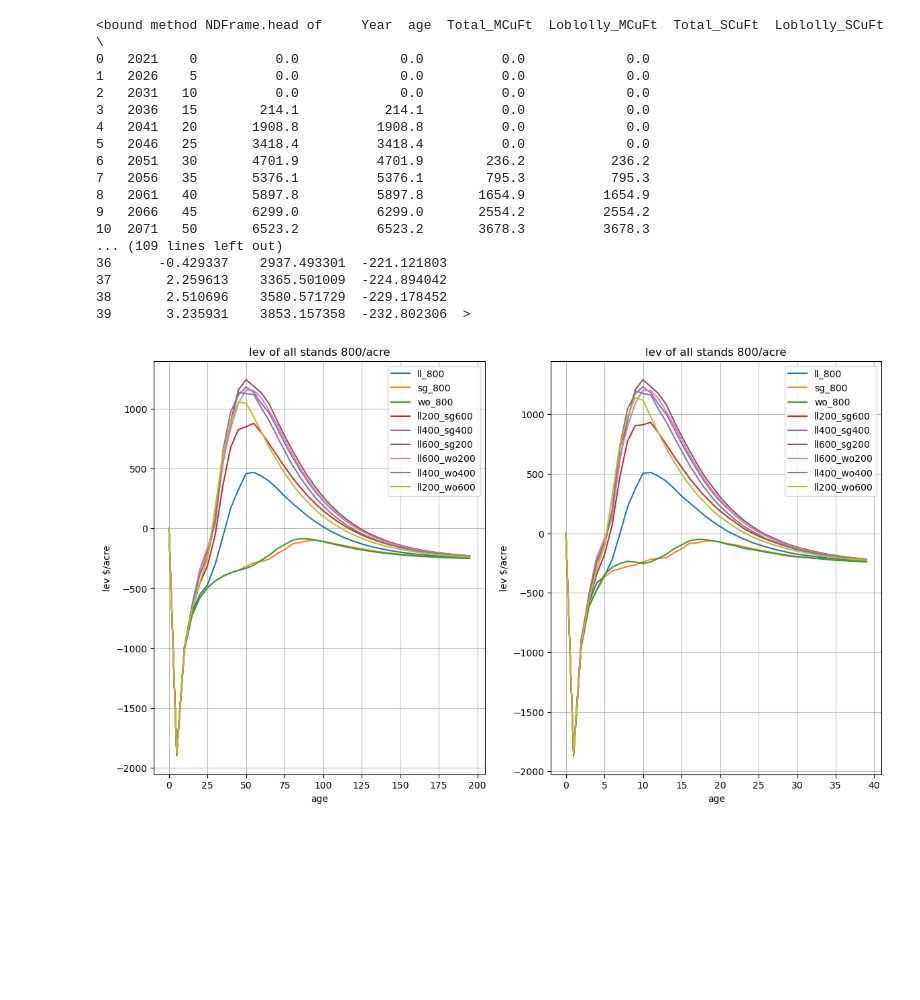
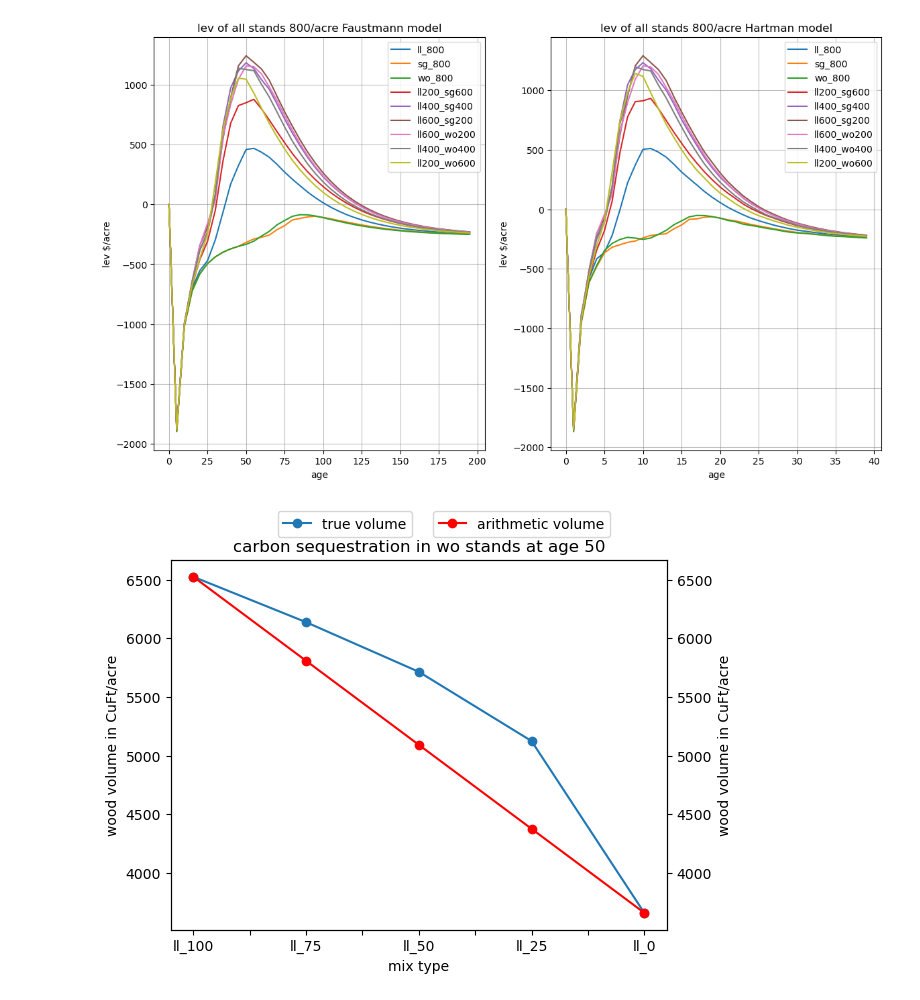
Before and after one commit to c0dama/plantations, a Jupyter notebook: plantations.ipynb, the cells around one changed output. Cells and saved outputs as stored; diff of their text form; code cells hidden in the pictures; blank space fills up the shorter version.

```diff
--- a/plantations.ipynb
+++ b/plantations.ipynb
@@ -56,73 +56,38 @@ def lev(graphtitle, ll_timber, ll_pulp, hw_timber, hw_pulp, carbon_price, cost,
                 stand["revenue"] = stand.iloc[:,5] * hw_timber + stand.iloc[:,6] * hw_pulp
             else:
                 stand["revenue"] = stand.iloc[:,5] * ll_timber + stand.iloc[:,6] * ll_pulp
 
         stand["faustmann"] = stand[["revenue", "age"]].apply(lambda x: faustmann(x["revenue"], x["age"], cost, interest), axis=1)
 
         stand["carbon_added"] = stand["Total_Stand_Carbon"].sub(stand["Total_Stand_Carbon"].shift(fill_value=0))
         stand["carbon_return"] = stand["carbon_added"] * carbon_price
 
         stand["carbon_annual"] = (stand['carbon_return'].expanding().apply(lambda x: sum(stand.loc[:x.index[-1], 'age'] * interest**(x.iloc[-1]-x))))
 
         stand["hartman"] = stand[["revenue", "age", "carbon_annual"]].apply(lambda x: hartman(x["revenue"], x["age"], x["carbon_annual"], cost, interest), axis=1)
 
         plt.figure(1, figsize = [14, 8])
         ax1 = plt.subplot(121)
         plt.plot(stand["age"], stand["faustmann"], label=label)
         plt.xlabel("age")
         plt.ylabel("lev $/acre")
-        plt.title(graphtitle)
+        plt.title(graphtitle + " Faustmann model")
         plt.legend()
         ax1.grid(color="grey", alpha = 0.5)
         ax2 = plt.subplot(122)
         plt.plot(stand["hartman"], label=label)
         plt.xlabel("age")
         plt.ylabel("lev $/acre")
-        plt.title(graphtitle)
+        plt.title(graphtitle + " Hartman model")
         plt.legend()
         ax2.grid(color="grey", alpha = 0.5)
 
-    #ax.plot(data = stand, x = "age", y = "faustmann", legend = "full")
-    #fig, ax = sns.lineplot(data = stand, x = "age", y = "faustmann", legend = "full")
-    #ax.ylabel('revenue in $/acre')
-    #plt.title("revenue of stands by faustmann")
-    #ax.legend()
+
 
 lev("lev of all stands 800/acre", 0.72, 0.27, 23.25/35.31467, 0.1, 3, 262, 1.03, stand_dict)
-print(ll_800.head)
-
-
-interest = 1.03
-test = pd.DataFrame()
-test["age"] = ll_800["age"]
-test["income"] = ll_800["carbon_return"]
-
-#age = test['age'].to_numpy()
-#arr = interest ** (age[:, None] - age )
-#arr = np.where(np.triu(np.ones(arr.shape, dtype=bool)), 0, arr)
-#np.fill_diagonal(arr, 1)
-#arr * test['income'].to_numpy()
-#test['new'] = (arr * test['income'].to_numpy()).sum(axis=1)
-#print(test.head)
+#print(ll_800.head)
 # %% [output]
-<bound method NDFrame.head of     Year  age  Total_MCuFt  Loblolly_MCuFt  Total_SCuFt  Loblolly_SCuFt  \
-0   2021    0          0.0             0.0          0.0             0.0
-1   2026    5          0.0             0.0          0.0             0.0
-2   2031   10          0.0             0.0          0.0             0.0
-3   2036   15        214.1           214.1          0.0             0.0
-4   2041   20       1908.8          1908.8          0.0             0.0
-5   2046   25       3418.4          3418.4          0.0             0.0
-6   2051   30       4701.9          4701.9        236.2           236.2
-7   2056   35       5376.1          5376.1        795.3           795.3
-8   2061   40       5897.8          5897.8       1654.9          1654.9
-9   2066   45       6299.0          6299.0       2554.2          2554.2
-10  2071   50       6523.2          6523.2       3678.3          3678.3
-... (109 lines left out)
-36      -0.429337    2937.493301  -221.121803
-37       2.259613    3365.501009  -224.894042
-38       2.510696    3580.571729  -229.178452
-39       3.235931    3853.157358  -232.802306  >
-[figure, old version]
+[figure, new version]
 # %%
 def wood_volume(graphtitle, age, *args):
     volume_true = []
@@ -139,15 +104,19 @@ def wood_volume(graphtitle, age, *args):
     stand_df = pd.DataFrame()
     stand_df["mix type"] = ["ll_100", "ll_75", "ll_50", "ll_25", "ll_0"]
     stand_df["true volume"] = volume_true
-    stand_df["arithmetic"] = volume_arithmetic
-    vol_comp = stand_df.plot(x="mix type", y="true volume", legend=False, marker = "o")
+    stand_df["arithmetic volume"] = volume_arithmetic
+    vol_comp = stand_df.plot(x="mix type", y="true volume", marker = "o")
+    plt.legend(bbox_to_anchor =(0.50, 1.15), ncol = 2)
     plt.ylabel("wood volume in CuFt/acre")
     vol_comp2 = vol_comp.twinx()
-    stand_df.plot(x="mix type", y="arithmetic", ax=vol_comp2, legend=False, marker = "o", color="r")
+    stand_df.plot(x="mix type", y="arithmetic volume", ax=vol_comp2, marker = "o", color="r")
+    plt.legend(bbox_to_anchor =(0.90, 1.15), ncol = 2)
     plt.title(graphtitle + " at age " + str(age))
     plt.ylabel("wood volume in CuFt/acre")
 
-#wood_volume("wood volume wo", 50, *stands_wo)
+wood_volume("carbon sequestration in wo stands", 50, *stands_wo)
+# %% [output]
+[figure, added]
 # %%
 def carbon_volume(graphtitle, age, *args):
     volume_true = []
```
Also changed, not shown: parts of 3 cells of this notebook.
